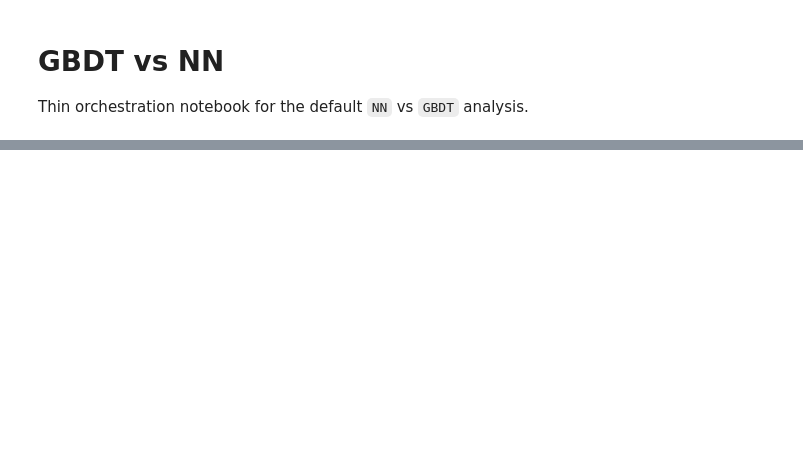
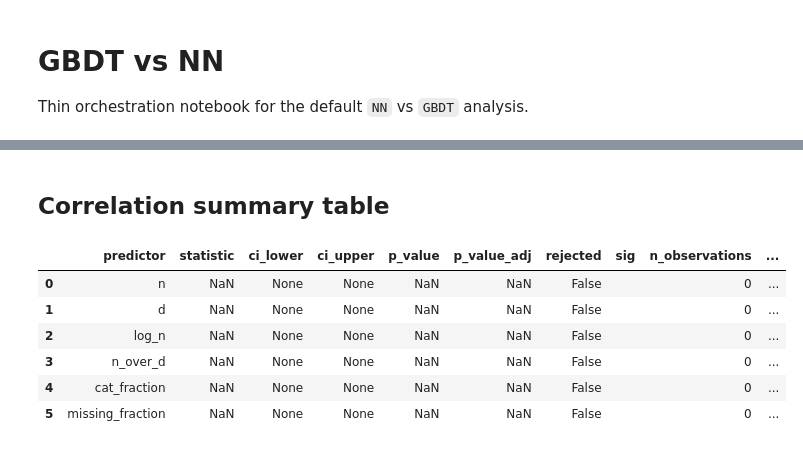
Before and after one commit to m-herre/meta-feature-analysis, a Jupyter notebook: notebooks/01_gbdt_vs_nn.ipynb, the cells around one changed output, grey strips where cells are left out. Drawn from its saved outputs; the diff is of its cells as text; code cells hidden in the pictures; blank space fills up the shorter version.

```diff
--- a/notebooks/01_gbdt_vs_nn.ipynb
+++ b/notebooks/01_gbdt_vs_nn.ipynb
@@ -31,0 +50,41 @@ WARNING mfa.groups: Group `nn` contains config_types absent from data: MITRA_GPU
+# %% [markdown]
+## Correlation summary table
+# %%
+import numpy as np
+
+# Build a comprehensive table from correlation + correction results
+corr_df = pd.DataFrame([r.__dict__ for r in result.correlation_results])
+
+if result.correction_result is not None:
+    corr_df["p_value_adj"] = result.correction_result.adjusted_p_values
+    corr_df["rejected"] = result.correction_result.rejected
+
+# Add a significance star column for quick scanning
+p_col = "p_value_adj" if "p_value_adj" in corr_df.columns else "p_value"
+corr_df["sig"] = np.where(
+    corr_df[p_col] < 0.001,
+    "***",
+    np.where(corr_df[p_col] < 0.01, "**", np.where(corr_df[p_col] < 0.05, "*", "")),
+)
+
+display_cols = [
+    "predictor",
+    "statistic",
+    "ci_lower",
+    "ci_upper",
+    "p_value",
+    *(["p_value_adj", "rejected"] if "p_value_adj" in corr_df.columns else []),
+    "sig",
+    "n_observations",
+    "direction_confirmed",
+]
+
+corr_df[display_cols].sort_values("p_value")
+# %% [output]
+|  | predictor | statistic | ci_lower | ci_upper | p_value | p_value_adj | rejected | sig | n_observations | ... |
+| 0 | n | NaN | None | None | NaN | NaN | False |  | 0 | ... |
+| 1 | d | NaN | None | None | NaN | NaN | False |  | 0 | ... |
+| 2 | log_n | NaN | None | None | NaN | NaN | False |  | 0 | ... |
+| 3 | n_over_d | NaN | None | None | NaN | NaN | False |  | 0 | ... |
+| 4 | cat_fraction | NaN | None | None | NaN | NaN | False |  | 0 | ... |
+| 5 | missing_fraction | NaN | None | None | NaN | NaN | False |  | 0 | ... |
```
Also changed, not shown: parts of 4 cells of this notebook, 2 other files.
